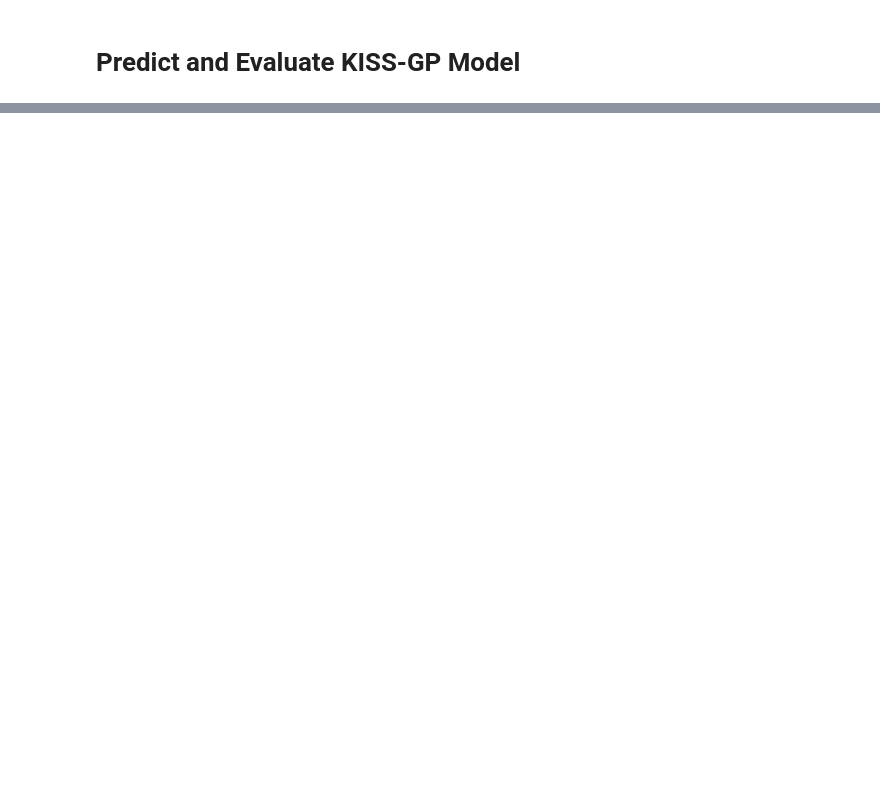
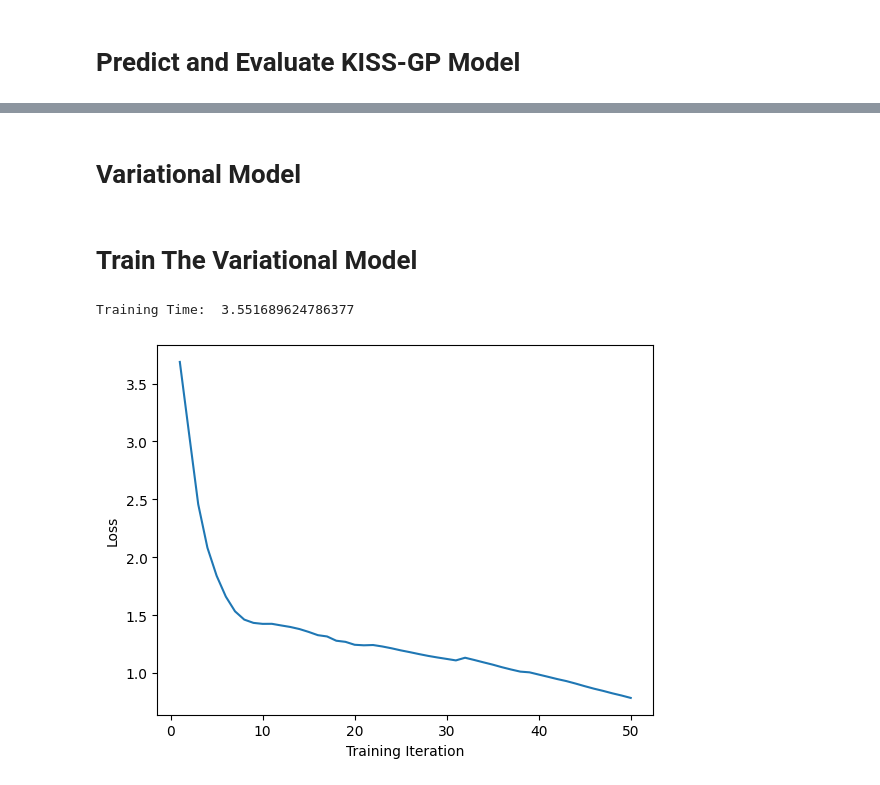
Before and after one commit to Sabelz/Master_Thesis_Alexander, a Jupyter notebook: GPs/WiggleGPs.ipynb, the cells around one changed output, grey strips where cells are left out. Saved outputs shown, nothing was run; the diff lists cells and outputs as text; code cells hidden in the pictures; blank space fills up the shorter version.

Commit message:
All Models

```diff
--- a/GPs/WiggleGPs.ipynb
+++ b/GPs/WiggleGPs.ipynb
@@ -114,0 +125,18 @@ with torch.no_grad(), gpytorch.settings.fast_pred_var():
+# %% [markdown]
+# Variational Model
+# %%
+variational_likelihood_wiggle = gpytorch.likelihoods.GaussianLikelihood()
+variational_mean_wiggle = gpytorch.means.ConstantMean()
+variational_kernel_wiggle = gpytorch.kernels.RBFKernel()
+n_inducing_points = 150
+inducing_points = x_train_wiggle[torch.randperm(x_train_wiggle.size(0))[:n_inducing_points]]
+variational_model_wiggle = variationalGP(variational_likelihood_wiggle, variational_mean_wiggle, variational_kernel_wiggle, inducing_points) # .variationalGP defined in utils/models.ipynb
+variational_model_wiggle = variational_model_wiggle.to(device) # Move model to device, defined in utils/models.ipynb
+# %% [markdown]
+# Train The Variational Model
+# %%
+train_time_variational_wiggle = train_ELBO(variational_model_wiggle, variational_likelihood_wiggle, x_train_wiggle, y_train_wiggle, training_iter= 50) # train is defined in utils/functions.ipynb
+print("Training Time: ",train_time_variational_wiggle)
+# %% [output]
+Training Time:  3.551689624786377
+[figure, added]
```
Also changed, not shown: parts of 41 cells of this notebook.
